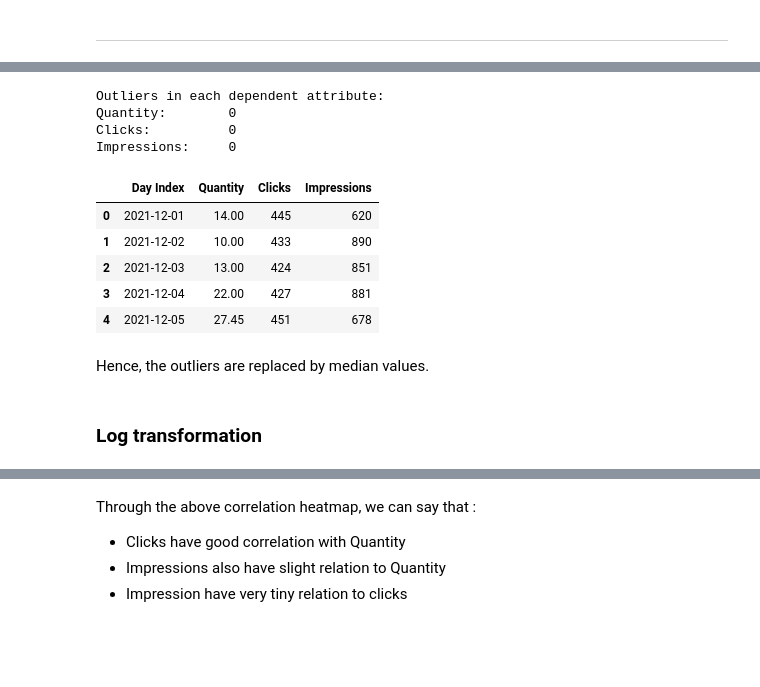
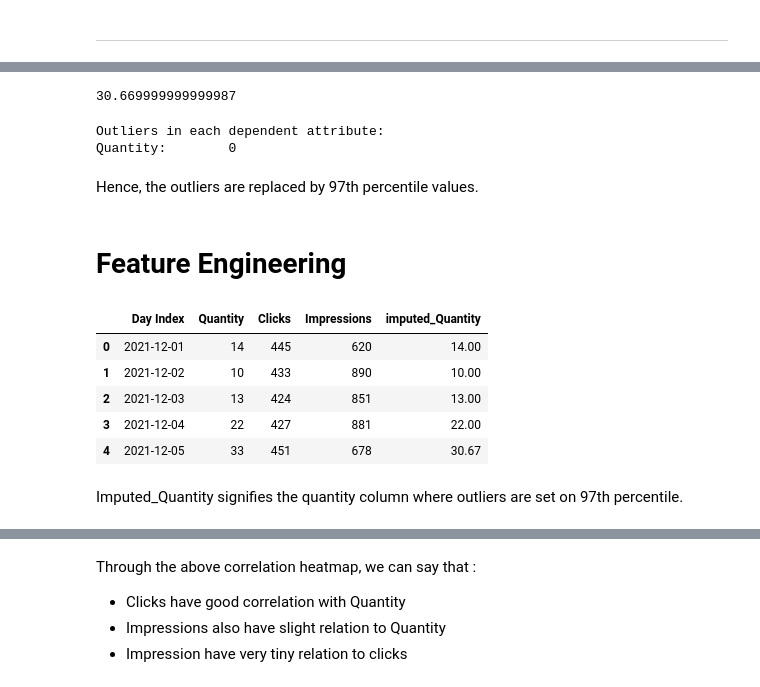
Before and after one commit to thejatingupta7/Demand_Forecasting_for_E_commerce, a Jupyter notebook: notebook_week1.ipynb, the cells around one changed output, grey strips where cells are left out. Drawn from its saved outputs; the diff is of its cells as text; code cells hidden in the pictures; blank space fills up the shorter version.

```diff
--- a/notebook_week1.ipynb
+++ b/notebook_week1.ipynb
@@ -16,8 +21,8 @@ df3 = pd.read_excel("dataset\ProductA_fb_impressions.xlsx")
 # %% [markdown]
 ### Merging datasets
 # %%
-df4 = pd.merge(df1, df2, on="Day Index")
-df = pd.merge(df4, df3, on="Day Index")
+df4 = pd.merge(df1, df2, on="Day Index", how="left")        # left joined
+df = pd.merge(df4, df3, on="Day Index", how="left")
 # %%
 df.to_excel('final_df.xlsx', index=False)   # exporitng the final dataset for further analysis
 # %%
@@ -153,7 +153,12 @@ df_without_outlier = df.copy()
+# %%
+percentile_95_value = df["Quantity"].quantile(0.97)
+print(percentile_95_value)
+# %% [output]
+30.669999999999987
 # %%
-def impute_outliers_95th_percentile(series):
+def impute_outliers_97th_percentile(series):
     q1, q3 = series.quantile([0.25, 0.75])
     IQR = q3 - q1
     lower_bound, upper_bound = q1 - 1.5 * IQR, q3 + 1.5 * IQR
-    percentile_95_value = series.quantile(0.95)
+    percentile_95_value = series.quantile(0.97)
     return series.apply(lambda x: percentile_95_value if x < lower_bound or x > upper_bound else x)
@@ -162,23 +165,21 @@ df_without_outlier['Quantity'] = impute_outliers_95th_percentile(df_without_outl
+# %%
+df['imputed_Quantity'] = impute_outliers_97th_percentile(df['Quantity'])
 # %%
 print("Outliers in each dependent attribute:")
-print(f"Quantity:\t {len(find_outliers_IQR(df_without_outlier['Quantity']))}")
-print(f"Clicks:\t\t {len(find_outliers_IQR(df_without_outlier['Clicks']))}")
-print(f"Impressions:\t {len(find_outliers_IQR(df_without_outlier['Impressions']))}")
+print(f"Quantity:\t {len(find_outliers_IQR(df['imputed_Quantity']))}")
 # %% [output]
 Outliers in each dependent attribute:
 Quantity:        0
-Clicks:          0
-Impressions:     0
+# %% [markdown]
+Hence, the outliers are replaced by 97th percentile values.
+# %% [markdown]
+# Feature Engineering
 # %%
-df_without_outlier.head()
+df.head()
 # %% [output]
-|  | Day Index | Quantity | Clicks | Impressions |
-| 0 | 2021-12-01 | 14.00 | 445 | 620 |
-| 1 | 2021-12-02 | 10.00 | 433 | 890 |
-| 2 | 2021-12-03 | 13.00 | 424 | 851 |
-| 3 | 2021-12-04 | 22.00 | 427 | 881 |
-| 4 | 2021-12-05 | 27.45 | 451 | 678 |
+|  | Day Index | Quantity | Clicks | Impressions | imputed_Quantity |
+| 0 | 2021-12-01 | 14 | 445 | 620 | 14.00 |
+| 1 | 2021-12-02 | 10 | 433 | 890 | 10.00 |
+| 2 | 2021-12-03 | 13 | 424 | 851 | 13.00 |
+| 3 | 2021-12-04 | 22 | 427 | 881 | 22.00 |
+| 4 | 2021-12-05 | 33 | 451 | 678 | 30.67 |
-# %% [markdown]
-Hence, the outliers are replaced by median values.
-# %% [markdown]
-### Log transformation
@@ -186,0 +186,2 @@ df_log = df.copy()
+# %% [markdown]
+Imputed_Quantity signifies the quantity column where outliers are set on 97th percentile.
```
Also changed, not shown: parts of 95 cells of this notebook.
